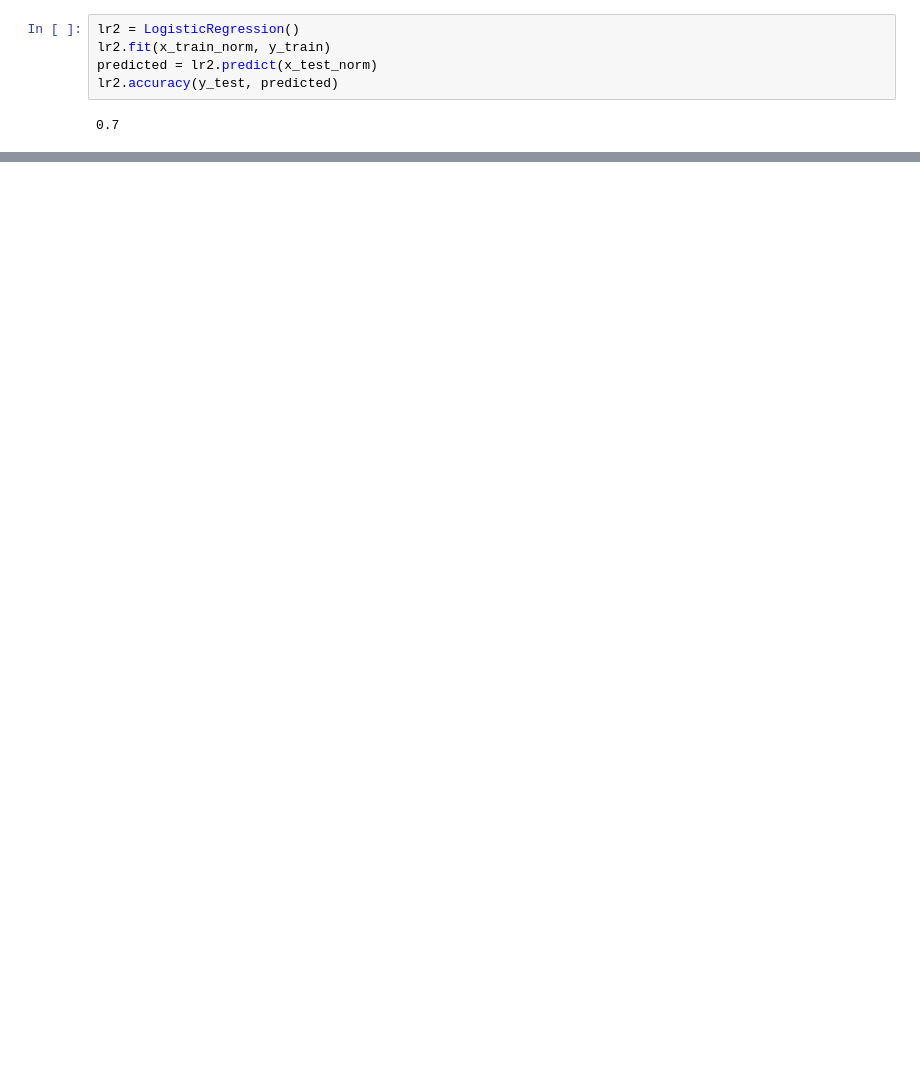
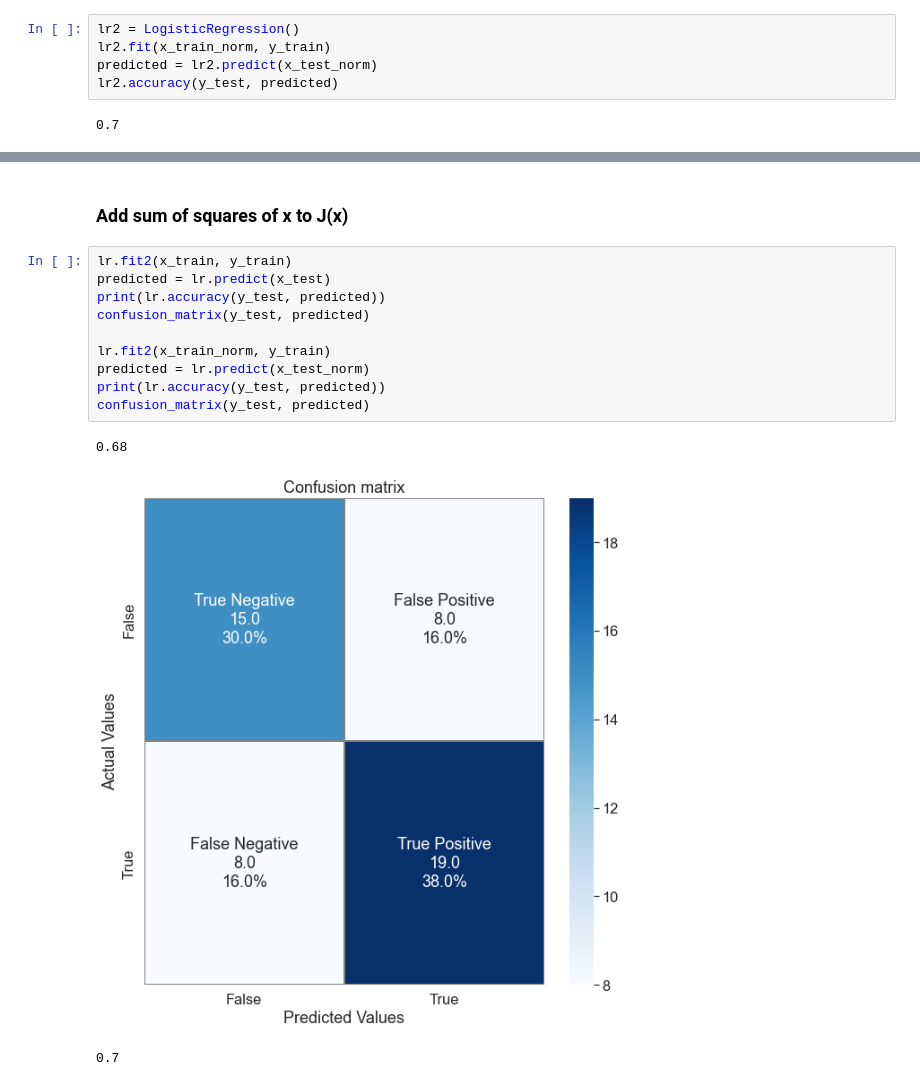
Before and after one commit to TheKompot/LogisticRegression, a Jupyter notebook: logistic_regression.ipynb, the cells around one changed output, grey strips where cells are left out. Cells and saved outputs as stored; diff of their text form; blank space fills up the shorter version.

```diff
--- a/logistic_regression.ipynb
+++ b/logistic_regression.ipynb
@@ -203,0 +223,16 @@ confusion_matrix(y_test, predicted)
+# %% [markdown]
+### Add sum of squares of x to J(x)
+# %%
+lr.fit2(x_train, y_train)
+predicted = lr.predict(x_test)
+print(lr.accuracy(y_test, predicted))
+confusion_matrix(y_test, predicted)
+
+lr.fit2(x_train_norm, y_train)
+predicted = lr.predict(x_test_norm)
+print(lr.accuracy(y_test, predicted))
+confusion_matrix(y_test, predicted)
+# %% [output]
+0.68
+[figure, added]
+0.7
```
Also changed, not shown: parts of 9 cells of this notebook.
